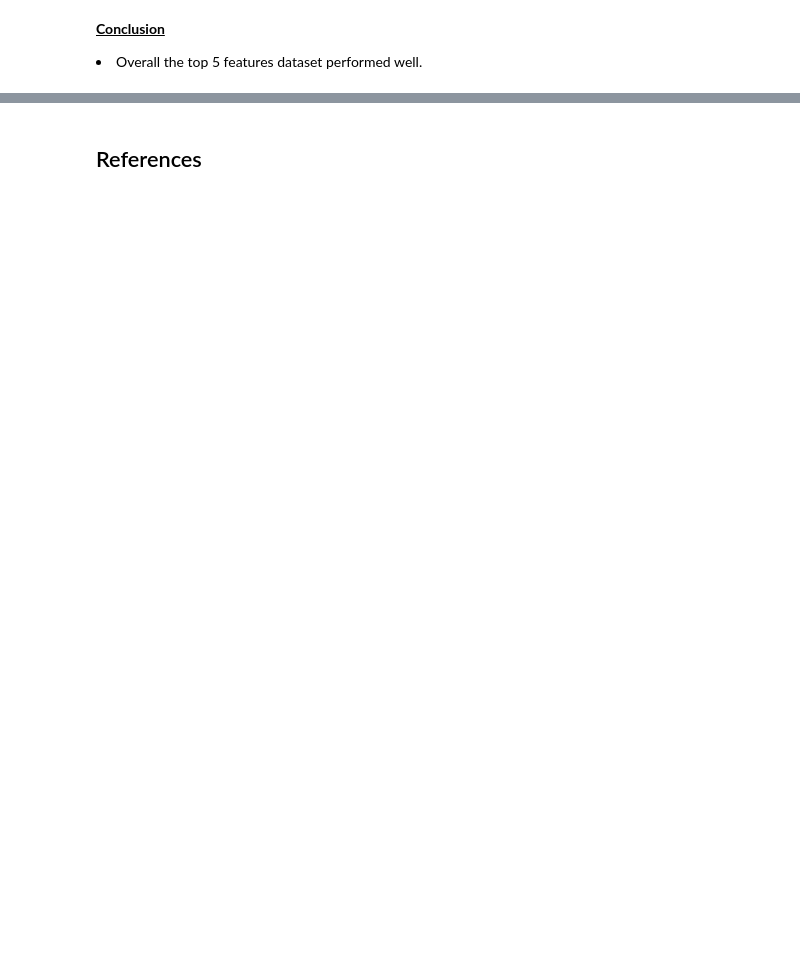
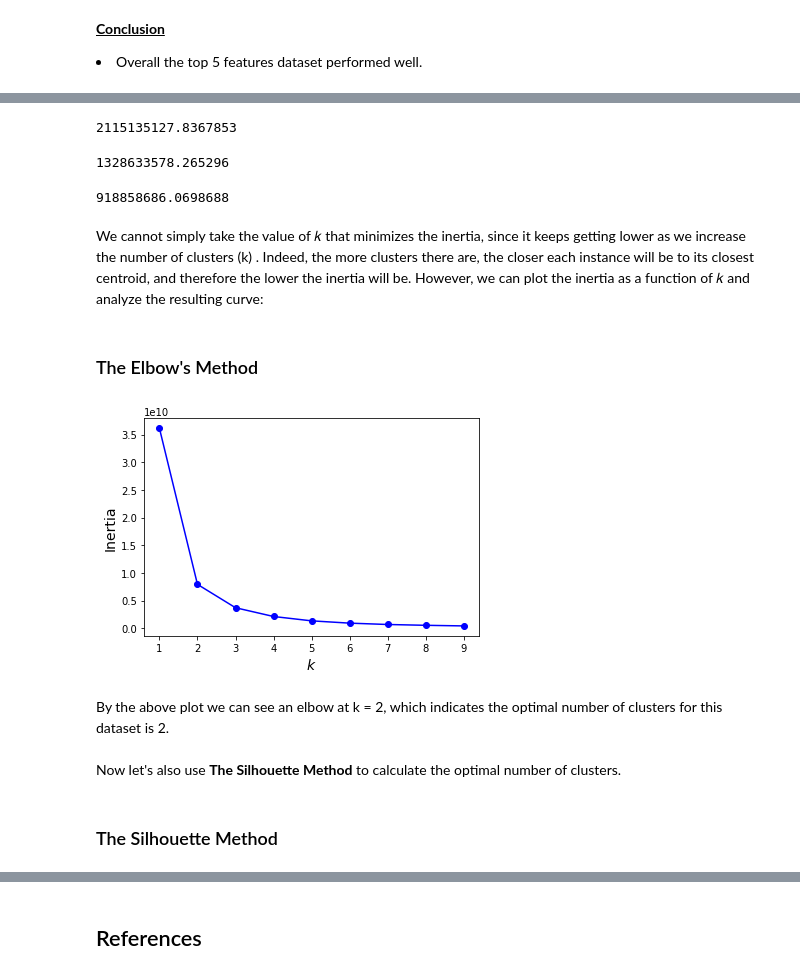
Before and after one commit to KusalkaSilva/Telco-Customer-Churn, a Jupyter notebook: Telco_Customer_Churn.ipynb, the cells around one changed output, grey strips where cells are left out. Cells and saved outputs as stored; diff of their text form; code cells hidden in the pictures; blank space fills up the shorter version.

```diff
--- a/Telco_Customer_Churn.ipynb
+++ b/Telco_Customer_Churn.ipynb
@@ -1056,0 +1151,41 @@ False Positive Rate (FPR) -  0.20
+# %%
+# For n_clusters = 4
+kmeans4 = KMeans(n_clusters = 4, init = 'random', max_iter = 300, n_init = 10, random_state = 0)
+kmeans4.fit(X)
+kmeans4.inertia_
+# %% [output]
+2115135127.8367853
+# %%
+# For n_clusters = 5
+kmeans5 = KMeans(n_clusters = 5, init = 'random', max_iter = 300, n_init = 10, random_state = 0)
+kmeans5.fit(X)
+kmeans5.inertia_
+# %% [output]
+1328633578.265296
+# %%
+# For n_clusters = 6
+kmeans6 = KMeans(n_clusters = 6, init = 'random', max_iter = 300, n_init = 10, random_state = 0)
+kmeans6.fit(X)
+kmeans6.inertia_
+# %% [output]
+918858686.0698688
+# %% [markdown]
+We cannot simply take the value of  𝑘  that minimizes the inertia, since it keeps getting lower as we increase the number of clusters (k) . Indeed, the more clusters there are, the closer each instance will be to its closest centroid, and therefore the lower the inertia will be. However, we can plot the inertia as a function of  𝑘  and analyze the resulting curve:
+# %% [markdown]
+### The Elbow's Method
+# %%
+kmeans_per_k = [KMeans(n_clusters=k, random_state=42).fit(X)
+                for k in range(1, 10)]
+inertias = [model.inertia_ for model in kmeans_per_k]
+# %%
+plt.plot(range(1, 10), inertias, "bo-")
+plt.xlabel("$k$", fontsize=14)
+plt.ylabel("Inertia", fontsize=14)
+plt.show()
+# %% [output]
+[figure, added]
+# %% [markdown]
+By the above plot we can see an elbow at k = 2, which indicates the optimal number of clusters for this dataset is 2.
+<br><br> Now let's also use <b>The Silhouette Method</b> to calculate the optimal number of clusters.
+# %% [markdown]
+### The Silhouette Method
```
Also changed, not shown: parts of 68 cells of this notebook.
